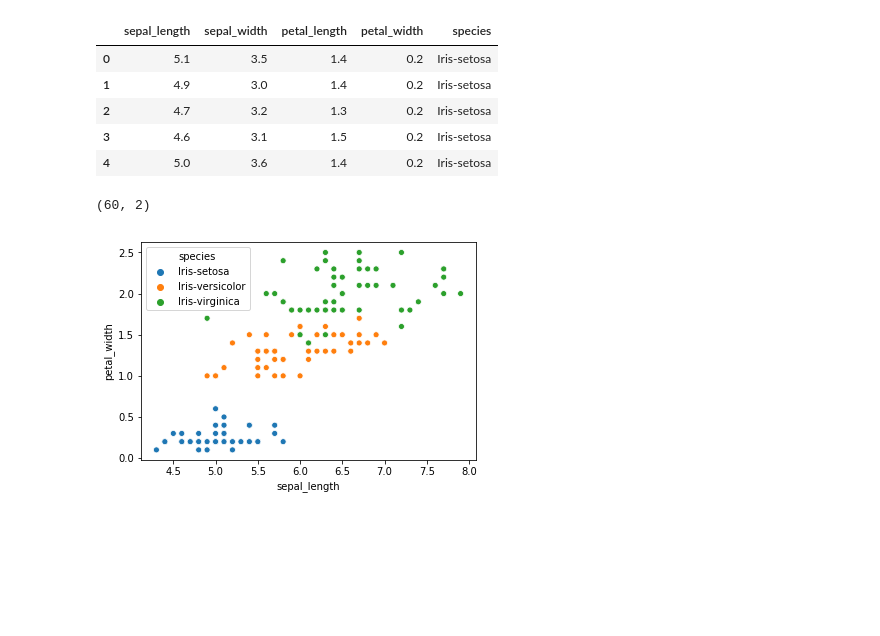
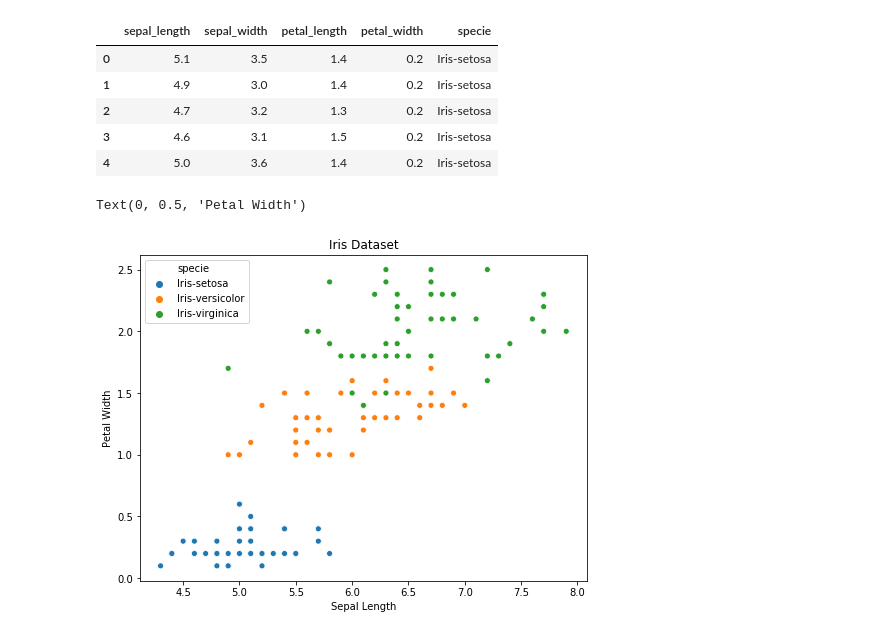
Before and after one commit to Berkays/KNN, a Jupyter notebook: knn.ipynb, the cells around one changed output. Cells and saved outputs as stored; diff of their text form; code cells hidden in the pictures; blank space fills up the shorter version.

```diff
--- a/knn.ipynb
+++ b/knn.ipynb
@@ -1,5 +1,6 @@
 # %%
 import matplotlib.pyplot as plt
+from matplotlib.colors import ListedColormap
 import seaborn as sns
 import pandas as pd
 import numpy as np
@@ -7,13 +8,13 @@ import numpy as np
 from sklearn.model_selection import train_test_split
 from sklearn import preprocessing
 
-dataset = "iris_data.csv"
+dataset = "iris_data.txt"
 
-df = pd.read_csv(dataset,delimiter=',')
+df = pd.read_csv(dataset,delimiter=',',header=None,names=['sepal_length','sepal_width','petal_length','petal_width','specie'])
 
 df.head()
 # %% [output]
-|  | sepal_length | sepal_width | petal_length | petal_width | species |
+|  | sepal_length | sepal_width | petal_length | petal_width | specie |
 | 0 | 5.1 | 3.5 | 1.4 | 0.2 | Iris-setosa |
 | 1 | 4.9 | 3.0 | 1.4 | 0.2 | Iris-setosa |
 | 2 | 4.7 | 3.2 | 1.3 | 0.2 | Iris-setosa |
@@ -31,8 +35,12 @@ x_train,x_test,y_train,y_test = train_test_split(X,Y,test_size=0.4,stratify=Y)
 # %%
-ax = sns.scatterplot(x="sepal_length", y="petal_width",hue="species", data=df)
+plt.figure(figsize=(8,6))
+ax = sns.scatterplot(x="sepal_length", y="petal_width",hue="specie", data=df)
+plt.title("Iris Dataset")
+plt.xlabel("Sepal Length")
+plt.ylabel("Petal Width")
 # %% [output]
-(60, 2)
+Text(0, 0.5, 'Petal Width')
-[figure, old version]
+[figure, new version]
 # %%
 class KNNClassifier():
     def __init__(self):
```
Also changed, not shown: parts of 8 cells of this notebook, 1 other file.
